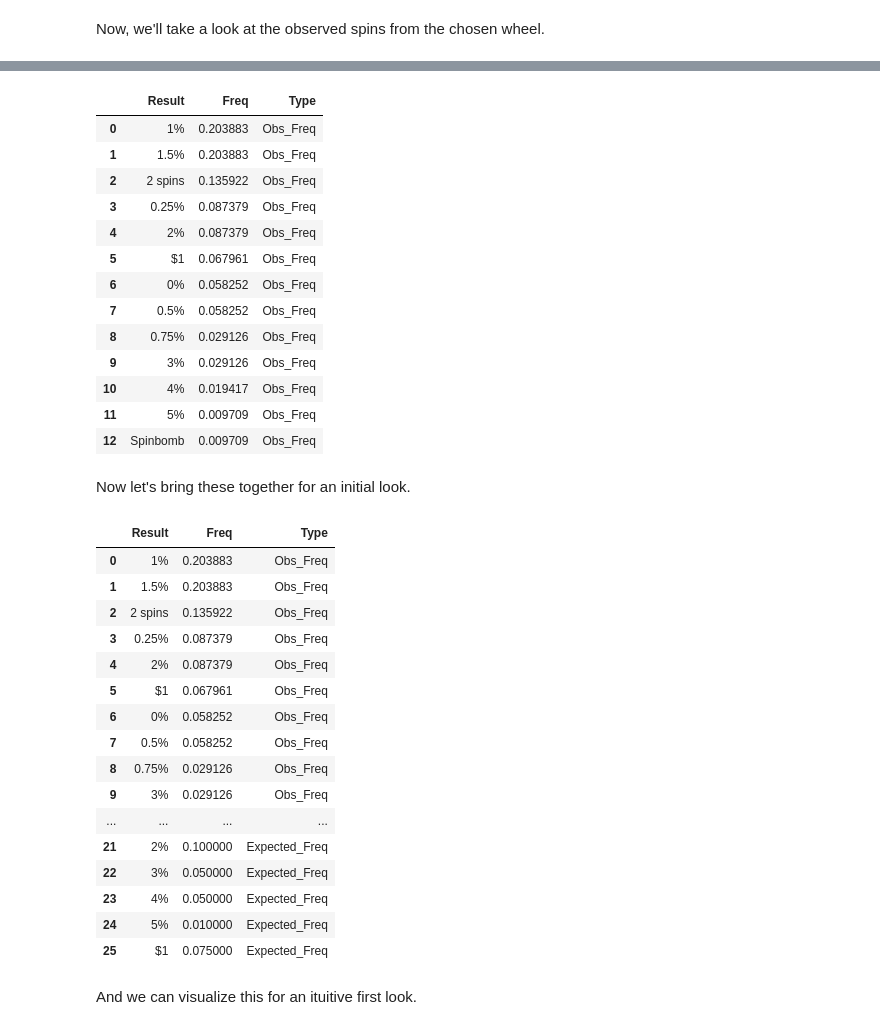
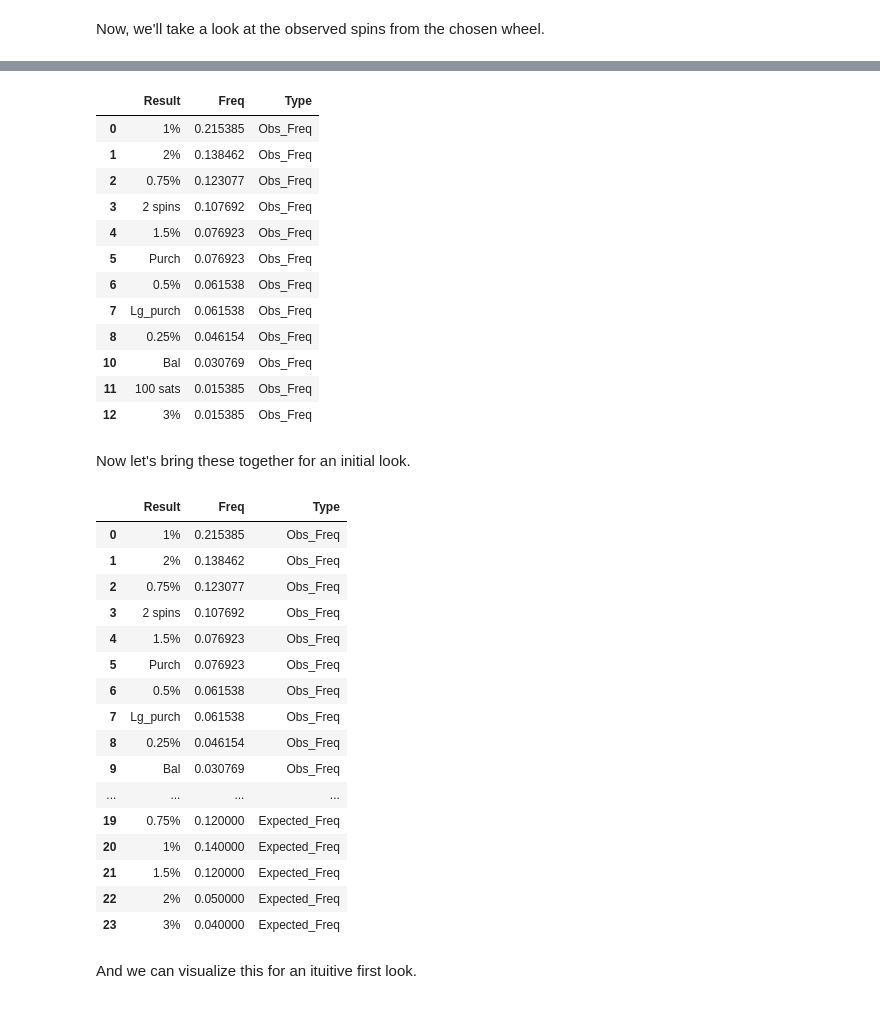
Before and after one commit to hwetsman/Fold_Wheel_Metrics, a Jupyter notebook: Generic_Fold_Wheel.ipynb, the cells around one changed output, grey strips where cells are left out. Drawn from its saved outputs; the diff is of its cells as text; code cells hidden in the pictures.

```diff
--- a/Generic_Fold_Wheel.ipynb
+++ b/Generic_Fold_Wheel.ipynb
@@ -18,7 +18,8 @@ import seaborn as sns
 # %% [markdown]
 First, let's identify what wheel you wish to use by uncommenting it below:
 # %%
-file = 'February_Wheel.csv'
+file = 'March_Wheel.csv'
+#file = 'February_Wheel.csv'
 # file = 'New_Year_Wheel.csv'
 # %% [markdown]
 First, let's bring in Fold's published odds as our expected frequencies (Exp_Freq).
@@ -67,55 +83,54 @@ The first 5 of the list of rewards of 103 spins
 observed_df = pd.DataFrame(pd.DataFrame({'Result':obs_spins}).value_counts(normalize=True),columns=['Freq'])
 observed_df['Type']='Obs_Freq'
 observed_df.reset_index(inplace=True,drop=False)
+observed_df = observed_df[observed_df.Result.isin(expected_df['Award'].tolist())]
 observed_df
 # %% [output]
 |  | Result | Freq | Type |
-| 0 | 1% | 0.203883 | Obs_Freq |
-| 1 | 1.5% | 0.203883 | Obs_Freq |
-| 2 | 2 spins | 0.135922 | Obs_Freq |
-| 3 | 0.25% | 0.087379 | Obs_Freq |
-| 4 | 2% | 0.087379 | Obs_Freq |
-| 5 | $1 | 0.067961 | Obs_Freq |
-| 6 | 0% | 0.058252 | Obs_Freq |
-| 7 | 0.5% | 0.058252 | Obs_Freq |
-| 8 | 0.75% | 0.029126 | Obs_Freq |
-| 9 | 3% | 0.029126 | Obs_Freq |
-| 10 | 4% | 0.019417 | Obs_Freq |
-| 11 | 5% | 0.009709 | Obs_Freq |
-| 12 | Spinbomb | 0.009709 | Obs_Freq |
+| 0 | 1% | 0.215385 | Obs_Freq |
+| 1 | 2% | 0.138462 | Obs_Freq |
+| 2 | 0.75% | 0.123077 | Obs_Freq |
+| 3 | 2 spins | 0.107692 | Obs_Freq |
+| 4 | 1.5% | 0.076923 | Obs_Freq |
+| 5 | Purch | 0.076923 | Obs_Freq |
+| 6 | 0.5% | 0.061538 | Obs_Freq |
+| 7 | Lg_purch | 0.061538 | Obs_Freq |
+| 8 | 0.25% | 0.046154 | Obs_Freq |
+| 10 | Bal | 0.030769 | Obs_Freq |
+| 11 | 100 sats | 0.015385 | Obs_Freq |
+| 12 | 3% | 0.015385 | Obs_Freq |
 # %% [markdown]
 Now let's bring these together for an initial look.
 # %%
 expected_df
 expected_df.rename(columns={'Award':'Result','Exp_Freq':'Freq'},inplace=True)
-expected_df
+exp_set_list = expected_df.Result.tolist()
 expected_df['Type'] = 'Expected_Freq'
 expected_df=expected_df[expected_df.Result!='Total']
 expected_df = expected_df[expected_df.Result.isin(list(set(obs_spins)))] #removes any expected spin that didn't occur
 
-
-
+observed_df = observed_df[observed_df['Result'].isin(exp_set_list)]
 df=observed_df.append(expected_df,ignore_index=True)
 
 df
 # %% [output]
 |  | Result | Freq | Type |
-| 0 | 1% | 0.203883 | Obs_Freq |
-| 1 | 1.5% | 0.203883 | Obs_Freq |
-| 2 | 2 spins | 0.135922 | Obs_Freq |
-| 3 | 0.25% | 0.087379 | Obs_Freq |
-| 4 | 2% | 0.087379 | Obs_Freq |
-| 5 | $1 | 0.067961 | Obs_Freq |
-| 6 | 0% | 0.058252 | Obs_Freq |
-| 7 | 0.5% | 0.058252 | Obs_Freq |
-| 8 | 0.75% | 0.029126 | Obs_Freq |
-| 9 | 3% | 0.029126 | Obs_Freq |
+| 0 | 1% | 0.215385 | Obs_Freq |
+| 1 | 2% | 0.138462 | Obs_Freq |
+| 2 | 0.75% | 0.123077 | Obs_Freq |
+| 3 | 2 spins | 0.107692 | Obs_Freq |
+| 4 | 1.5% | 0.076923 | Obs_Freq |
+| 5 | Purch | 0.076923 | Obs_Freq |
+| 6 | 0.5% | 0.061538 | Obs_Freq |
+| 7 | Lg_purch | 0.061538 | Obs_Freq |
+| 8 | 0.25% | 0.046154 | Obs_Freq |
+| 9 | Bal | 0.030769 | Obs_Freq |
 | ... | ... | ... | ... |
-| 21 | 2% | 0.100000 | Expected_Freq |
-| 22 | 3% | 0.050000 | Expected_Freq |
-| 23 | 4% | 0.050000 | Expected_Freq |
-| 24 | 5% | 0.010000 | Expected_Freq |
-| 25 | $1 | 0.075000 | Expected_Freq |
+| 19 | 0.75% | 0.120000 | Expected_Freq |
+| 20 | 1% | 0.140000 | Expected_Freq |
+| 21 | 1.5% | 0.120000 | Expected_Freq |
+| 22 | 2% | 0.050000 | Expected_Freq |
+| 23 | 3% | 0.040000 | Expected_Freq |
 # %% [markdown]
 And we can visualize this for an ituitive first look.
 # %%
```
Also changed, not shown: parts of 4 cells of this notebook.
